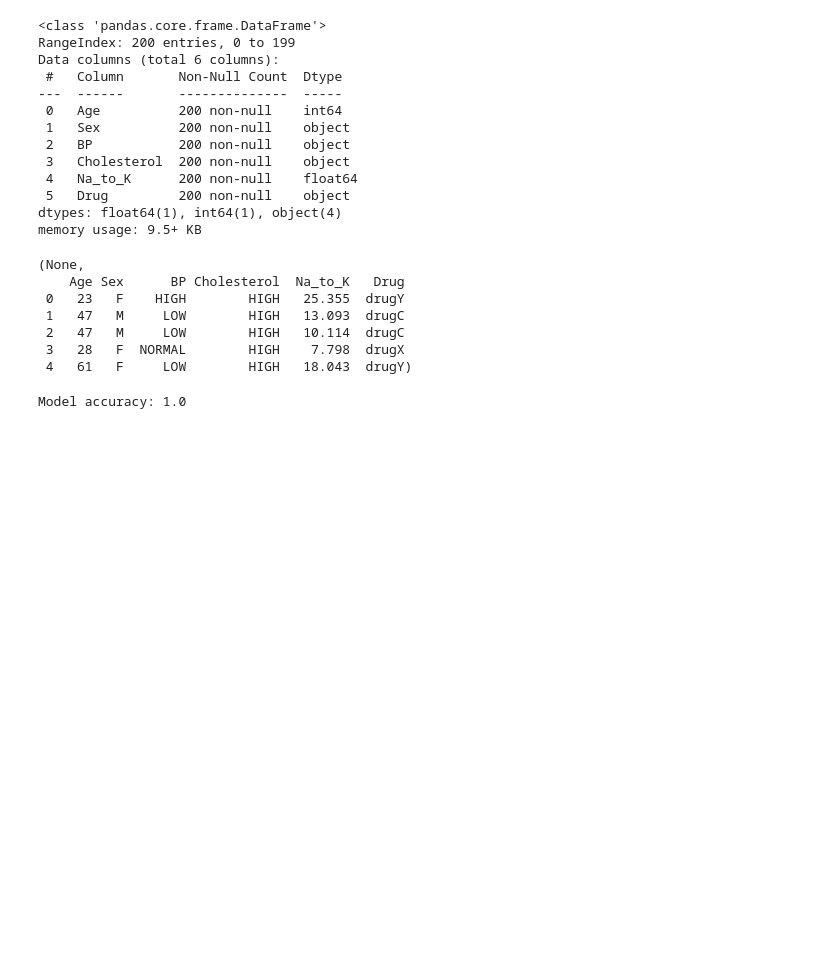
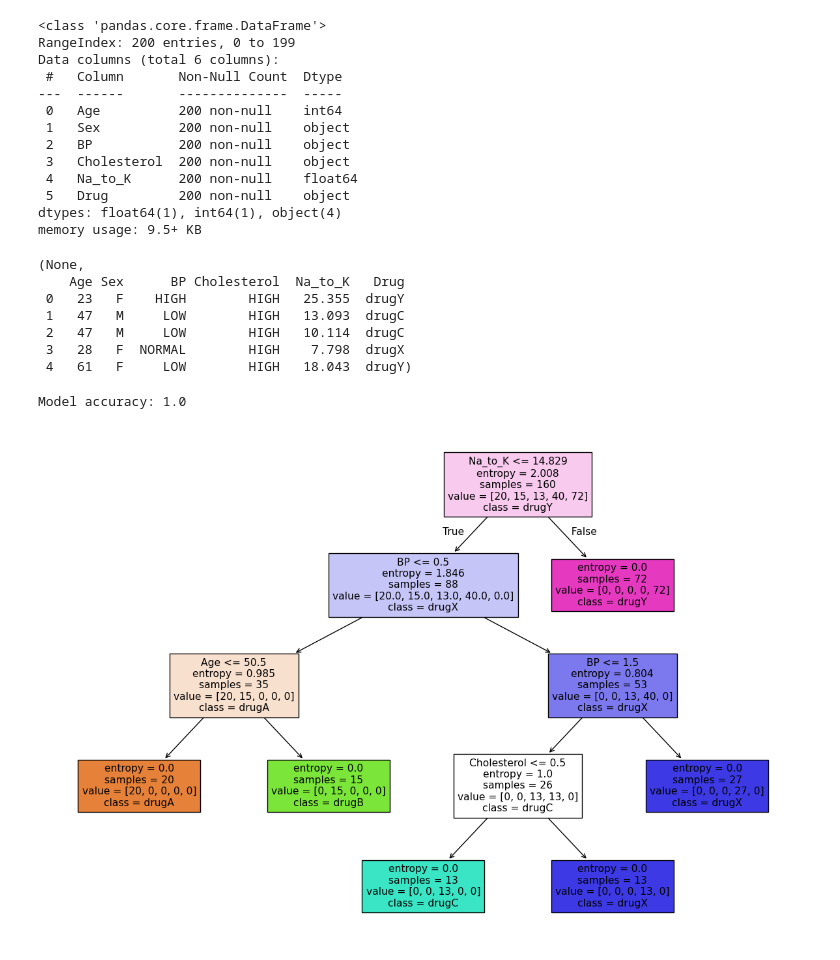
Before and after one commit to minhaz1172/Machine-Learning, a Jupyter notebook: Decision_tree/decision_tree.ipynb, the cells around one changed output. Saved outputs shown, nothing was run; the diff lists cells and outputs as text; code cells hidden in the pictures; blank space fills up the shorter version.

Commit message:
Decision tree plotiing

```diff
--- a/Decision_tree/decision_tree.ipynb
+++ b/Decision_tree/decision_tree.ipynb
@@ -98,3 +99,11 @@ accuracy=accuracy_score(y_test,y_pred)
 print('Model accuracy:',accuracy)
 # %% [output]
 Model accuracy: 1.0
+# %%
+#plot a decision tree
+plt.figure(figsize=(15,10))
+
+plot_tree(clf,feature_names=X.columns,class_names=label_encoder['Drug'].classes_,filled=True)
+plt.show()
+# %% [output]
+[figure, added]
```
Also changed, not shown: parts of 1 cell of this notebook.
